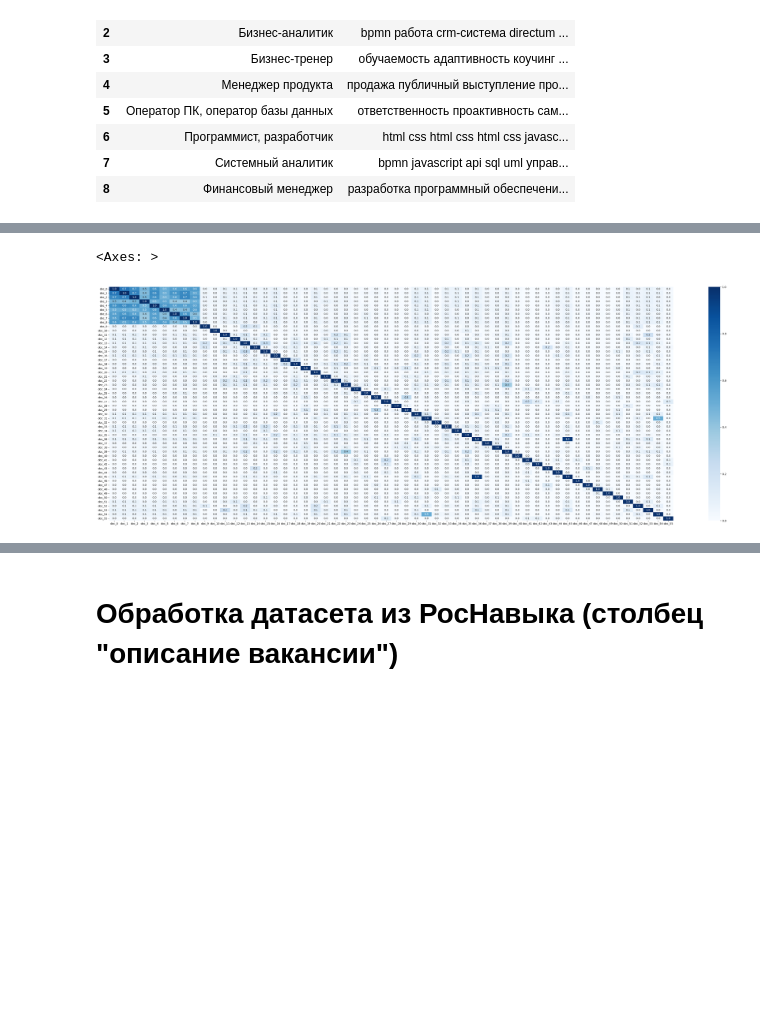
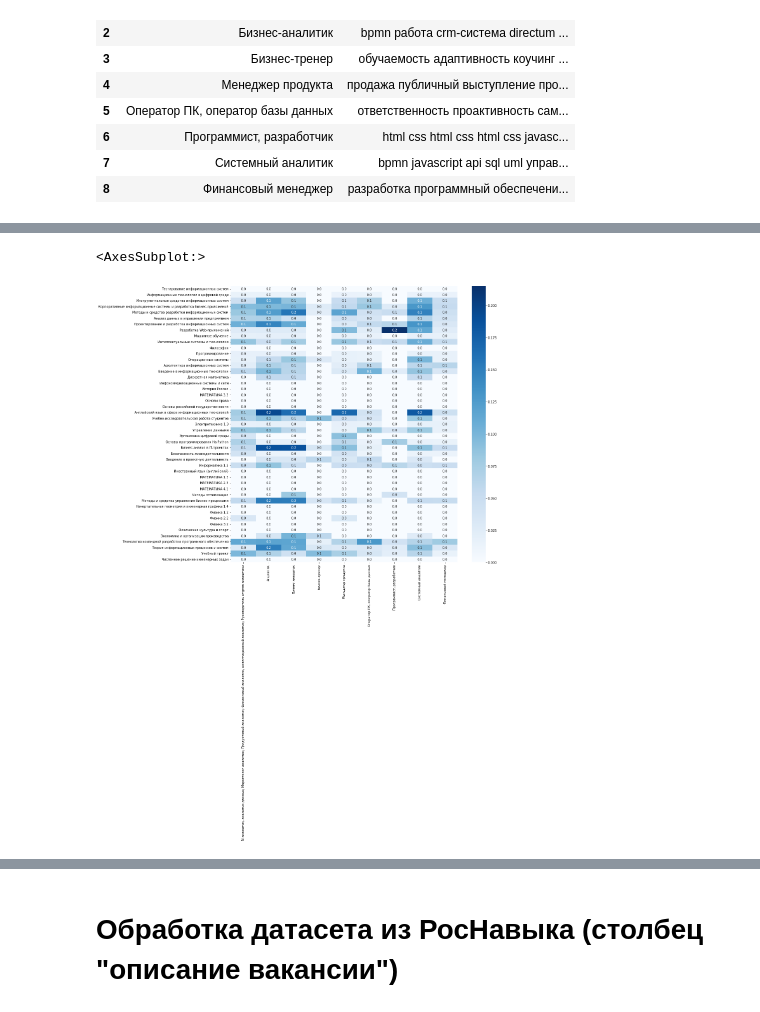
Before and after one commit to dwrkin/nlp_competence, a Jupyter notebook: NLP.ipynb, the cells around one changed output, grey strips where cells are left out. Saved outputs shown, nothing was run; the diff lists cells and outputs as text; code cells hidden in the pictures; blank space fills up the shorter version.

```diff
--- a/NLP.ipynb
+++ b/NLP.ipynb
@@ -253,0 +351,2 @@ list_one.extend(list_two)
+# %%
+df_col_names = df['title'].append(df_rn['Специализация'], ignore_index=True)
@@ -254,7 +373,7 @@ list_one.extend(list_two)
 # %%
 tfidf_vect_final = TfidfVectorizer()
-tfidf_matrix_final = tfidf_vect_final.fit_transform(list_one)
+tfidf_matrix_final = tfidf_vect_final.fit_transform(list_two)
 feature_names_final = tfidf_vect_final.get_feature_names_out()
 cosine_similarity_matrix_final  = cosine_similarity(tfidf_matrix_final)
-create_dataframe(tfidf_matrix_final.toarray(), feature_names_final)
+create_dataframe(tfidf_matrix_final.toarray(), df_col_names.tolist(), feature_names_final)
 # %% [output]
@@ -281,2 +395,6 @@ doc_names_list_final = [f'doc_{i}' for i, _ in enumerate(cosine_similarity_matri
 # %%
-dataframe_hm_final = create_dataframe(cosine_similarity_matrix_final, doc_names_list_final)
+dataframe_hm_final = create_dataframe(cosine_similarity_matrix_final, df_col_names.tolist(), df_col_names.tolist())
+# %%
+dataframe_hm_final_heat_tsu = dataframe_hm_final.iloc[47:112,112:122]
+dataframe_hm_final_heat_tpu = dataframe_hm_final.iloc[0:47,112:122]
+dataframe_hm_final_heat_vac = dataframe_hm_final.iloc[112:122,112:122]
@@ -283,7 +408,7 @@ dataframe_hm_final = create_dataframe(cosine_similarity_matrix_final, doc_names_
 # %%
-plt.figure(figsize = (48,16))
-sns.heatmap(dataframe_hm_final , cmap="Blues", annot=True, fmt=".1f")
+plt.figure(figsize = (16,16))
+sns.heatmap(dataframe_hm_final_heat_tpu, cmap="Blues", annot=True, fmt=".1f")
 #, annot= True,fmt=".1f"
 # %% [output]
-<Axes: >
+<AxesSubplot:>
-[figure, old version]
+[figure, new version]
```
Also changed, not shown: parts of 36 cells of this notebook, 4 other files.
